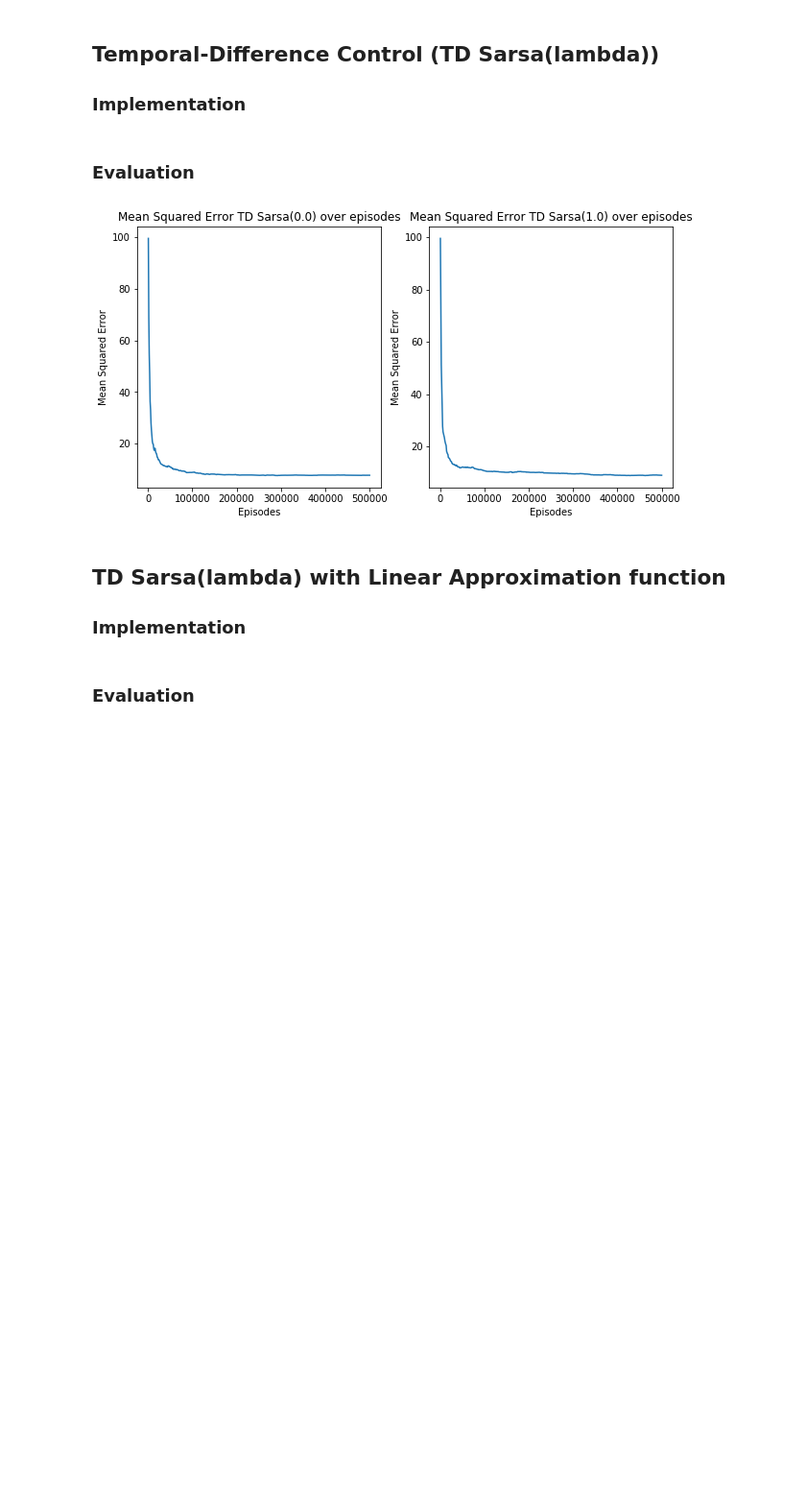
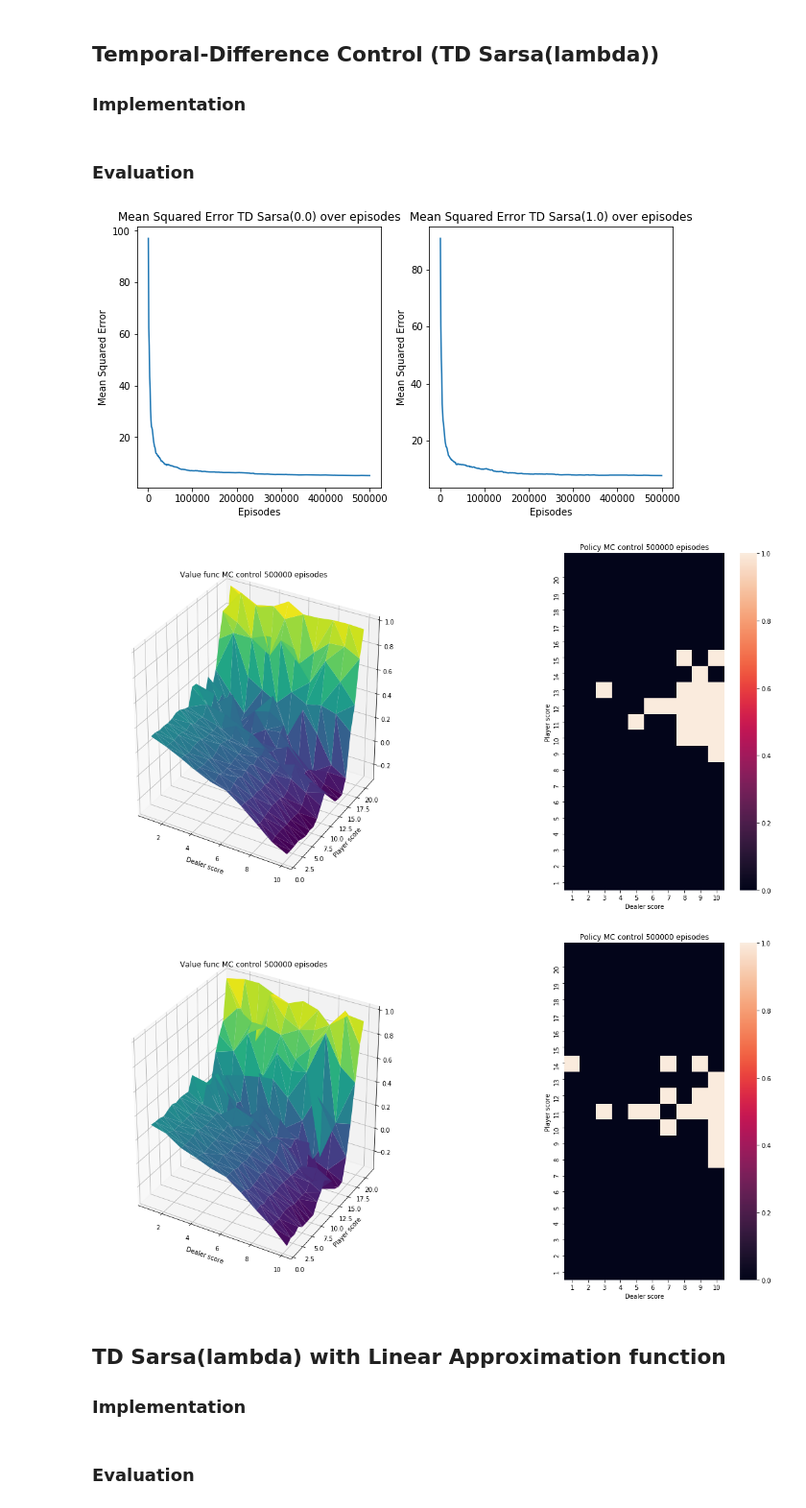
Before and after one commit to anindex/reinforcement-learning-practice, a Jupyter notebook: exercises/david-silver-course/easy21.ipynb, the cells around one changed output. Shown at 96% size. Cells and saved outputs as stored; diff of their text form; code cells hidden in the pictures; blank space fills up the shorter version.

```diff
--- a/exercises/david-silver-course/easy21.ipynb
+++ b/exercises/david-silver-course/easy21.ipynb
@@ -173,7 +173,7 @@ Q1, policy1 = monte_carlo_control_on_policy(env, num_episode)
 V1, pi1 = get_value_and_deterministic_policy(Q1, policy1)
 
 # try 500000 episodes
-num_episode = 100000
+num_episode = 500000
 Q2, policy2 = monte_carlo_control_on_policy(env, num_episode)
 V2, pi2 = get_value_and_deterministic_policy(Q2, policy2)
 # %%
@@ -223,9 +223,15 @@ def sarsa_lambda_control_on_policy(env, num_episode, discount_factor=1.0, Lambda
             N[state] += 1
 
             next_state, reward, done, _ = env.step(action)
+            next_action = -1 # undefine action
 
-            next_action = np.random.choice(nA, p=policy(next_state))
-            td_error = reward + discount_factor * Q[next_state][next_action] - Q[state][action]
+            td_error = 0
+            if done: # just to avoid adding "burst" state to Q e.g (-inf, 10)
+                td_error = reward -  Q[state][action]
+            else:
+                next_action = np.random.choice(nA, p=policy(next_state))
+                td_error = reward + discount_factor * Q[next_state][next_action] - Q[state][action]
+
 
             #update action-value
             Q[state][action] += (1 / N[(state, action)]) * td_error * eligibility_traces[state_action]
@@ -255,31 +261,36 @@ Q_optimal = Q2
 
 # try 500000 episodes on lambda = 0.0
 num_episode = 500000
-error_data1 = []
-Q3, policy3 = sarsa_lambda_control_on_policy(env, num_episode, error_data=error_data1, Q_optimal = Q_optimal)
+error_data3 = []
+Q3, policy3 = sarsa_lambda_control_on_policy(env, num_episode, error_data=error_data3, Q_optimal = Q_optimal)
 V3, pi3 = get_value_and_deterministic_policy(Q3, policy3)
 
 # try 500000 episodes on lambda = 0.0
 num_episode = 500000
-error_data2 = []
-Q4, policy4 = sarsa_lambda_control_on_policy(env, num_episode, Lambda=1.0, error_data=error_data2, Q_optimal = Q_optimal)
+error_data4 = []
+Q4, policy4 = sarsa_lambda_control_on_policy(env, num_episode, Lambda=1.0, error_data=error_data4, Q_optimal = Q_optimal)
 V4, pi4 = get_value_and_deterministic_policy(Q4, policy4)
 # %%
-x1, y1 = zip(*error_data1)
-x2, y2 = zip(*error_data2)
+x1, y1 = zip(*error_data3)
+x2, y2 = zip(*error_data4)
 
 fig = plt.figure(figsize=(10, 5))
 ax1 = fig.add_subplot(1, 2, 1)
 sns.lineplot(x = x1, y = y1, ax=ax1)
 ax1.set(title="Mean Squared Error TD Sarsa(0.0) over episodes", xlabel="Episodes", ylabel="Mean Squared Error")
 
 ax2 = fig.add_subplot(1, 2, 2)
 sns.lineplot(x = x2, y = y2, ax=ax2)
 ax2.set(title="Mean Squared Error TD Sarsa(1.0) over episodes", xlabel="Episodes", ylabel="Mean Squared Error")
 
+plot_value_fn_and_policy(V3, pi3, 500000, 2)
+plot_value_fn_and_policy(V4, pi4, 500000, 3)
+
 plt.show()
 # %% [output]
-[figure, old version]
+[figure, new version]
+[figure, added]
+[figure, added]
 # %% [markdown]
 ## TD Sarsa(lambda) with Linear Approximation function
 
```
Also changed, not shown: parts of 5 cells of this notebook.
